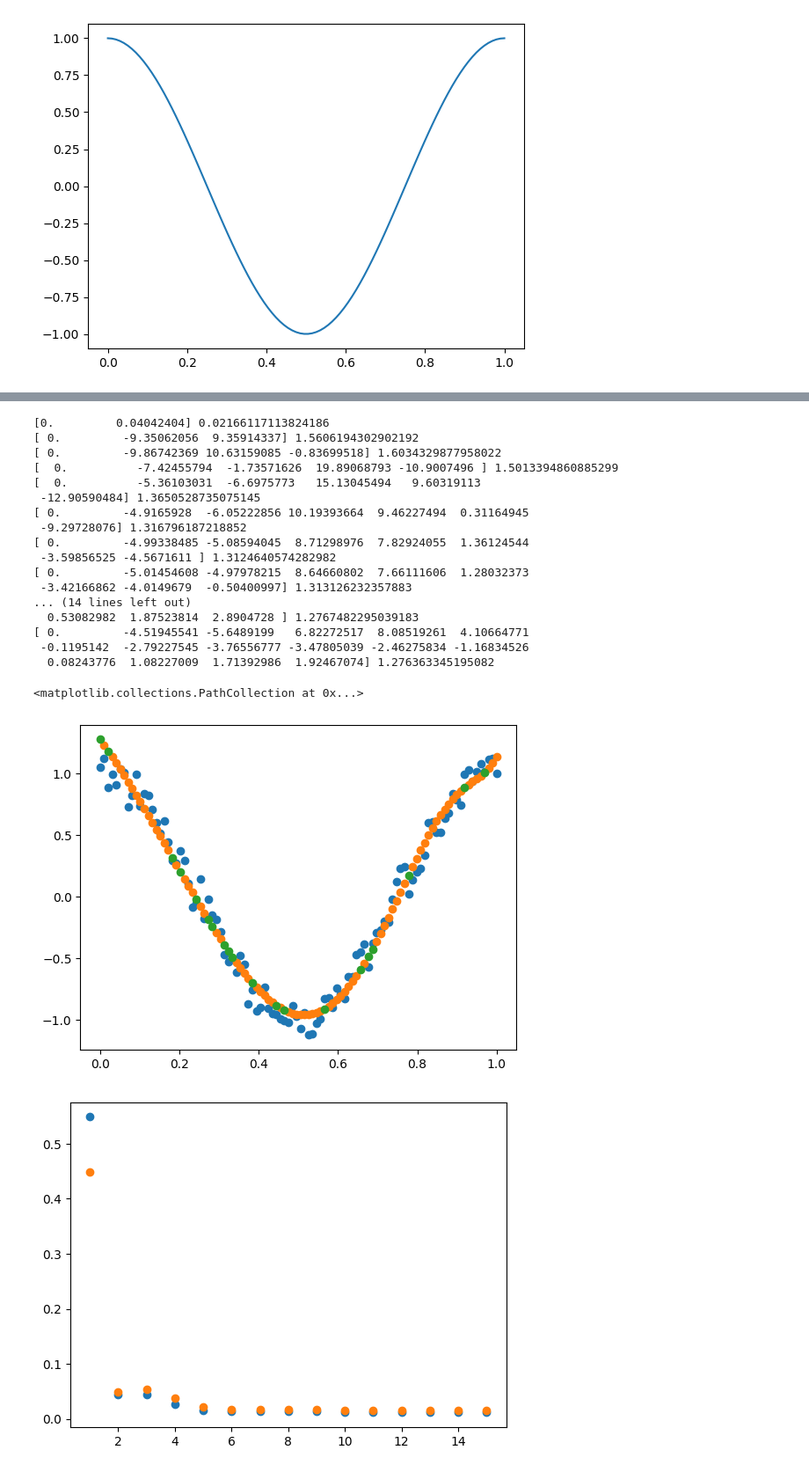
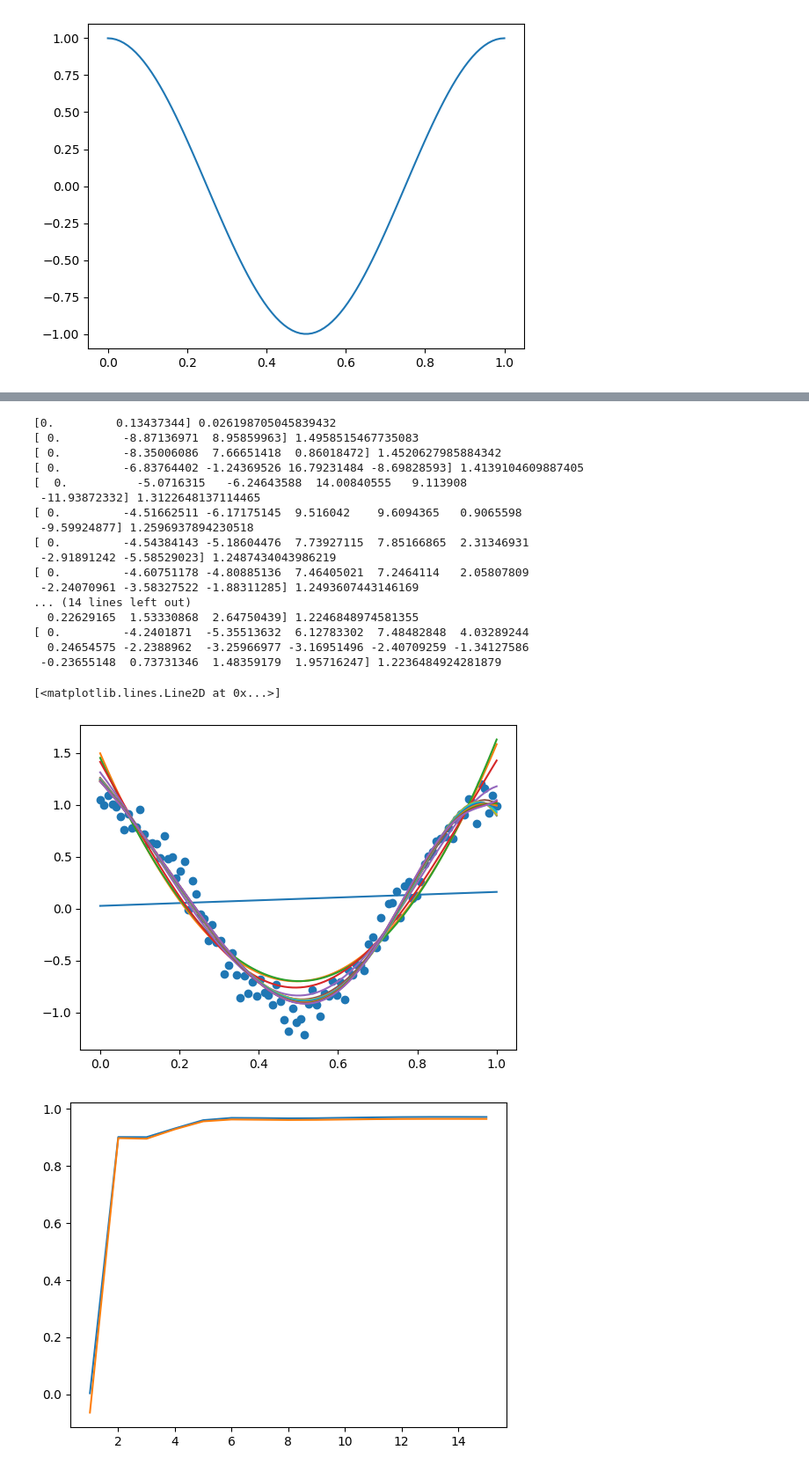
Before and after one commit to omiksave/MAE551, a Jupyter notebook: HW1.ipynb, the cells around one changed output, grey strips where cells are left out. Shown: that part at 88% size. Cells and saved outputs as stored; diff of their text form; code cells hidden in the pictures.

```diff
--- a/HW1.ipynb
+++ b/HW1.ipynb
@@ -30,20 +27,16 @@ plt.plot(x,z)
 plt.scatter(x,z)
 test_scores = []
 train_scores = []
-#coef[1][25] = [];
-x_train,x_test,z_train,z_test = train_test_split(x,z,test_size=0.2,shuffle=True)
+x_train,x_test,z_train,z_test = train_test_split(x,z,test_size=0.4,shuffle=True)
 for itr in range(15):
     mdl = PolynomialFeatures(degree=itr+1)
-    mdl.fit_transform(x_train.reshape(80,1))
+    mdl.fit_transform(x_train.reshape(len(x_train),1))
     modelx = make_pipeline(mdl,LinearRegression())
-    modelx.fit(x_train.reshape(80,1),z_train)
-    mdl_out1 = modelx.predict(x_train.reshape(80,1))
-    train_scores.append(mean_squared_error(z_train,mdl_out1))
+    modelx.fit(x_train.reshape(len(x_train),1),z_train)
+    train_scores.append(modelx.score(x_train.reshape(len(x_train),1),z_train.reshape(len(x_train),1)))
     print(modelx.steps[1][1].coef_,modelx.steps[1][1].intercept_)
-    mdl_out2 = modelx.predict(x_test.reshape(20,1))
-    test_scores.append(mean_squared_error(z_test,mdl_out2))
-plt.scatter(x_train,mdl_out1)
-plt.scatter(x_test,mdl_out2)
+    test_scores.append(modelx.score(x_test.reshape(len(x_test),1),z_test.reshape(len(x_test),1)))
+    plt.plot(x,modelx.predict(x.reshape(100,1)))
 plt.figure()
 plt.scatter(np.linspace(1,len(train_scores),len(train_scores)),train_scores)
 plt.scatter(np.linspace(1,len(test_scores),len(test_scores)),test_scores)
@@ -114,43 +104,40 @@ plt.scatter(np.linspace(1,len(test_scores),len(test_scores)),test_scores)
 # %%
 from sklearn.linear_model import Ridge
 plt.scatter(x,z)
 test_scores = []
 train_scores = []
-#coef[1][25] = [];
-x_train,x_test,z_train,z_test = train_test_split(x,z,test_size=0.2,shuffle=True)
+x_train,x_test,z_train,z_test = train_test_split(x,z,test_size=0.4,shuffle=True)
 for itr in range(15):
     mdl = PolynomialFeatures(degree=itr+1)
-    mdl.fit_transform(x_train.reshape(80,1))
-    modelx = make_pipeline(mdl,Ridge(alpha=0.001))
-    modelx.fit(x_train.reshape(80,1),z_train)
-    mdl_out1 = modelx.predict(x_train.reshape(80,1))
-    train_scores.append(mean_squared_error(z_train,mdl_out1))
+    mdl.fit_transform(x_train.reshape(len(x_train),1))
+    modelx = make_pipeline(mdl,Ridge(alpha=1/1000))
+    modelx.fit(x_train.reshape(len(x_train),1),z_train)
+    train_scores.append(modelx.score(x_train.reshape(len(x_train),1),z_train.reshape(len(x_train),1)))
     print(modelx.steps[1][1].coef_,modelx.steps[1][1].intercept_)
-    mdl_out2 = modelx.predict(x_test.reshape(20,1))
-    test_scores.append(mean_squared_error(z_test,mdl_out2))
-plt.scatter(x_train,mdl_out1)
-plt.scatter(x_test,mdl_out2)
+    mdl_out2 = modelx.predict(x_test.reshape(len(x_test),1))
+    test_scores.append(modelx.score(x_test.reshape(len(x_test),1),z_test.reshape(len(x_test),1)))
+    plt.plot(x,modelx.predict(x.reshape(100,1)))
 plt.figure()
-plt.scatter(np.linspace(1,len(train_scores),len(train_scores)),train_scores)
-plt.scatter(np.linspace(1,len(test_scores),len(test_scores)),test_scores)
+plt.plot(np.linspace(1,len(train_scores),len(train_scores)),train_scores)
+plt.plot(np.linspace(1,len(test_scores),len(test_scores)),test_scores)
 # %% [output]
-[0.         0.04042404] 0.02166117113824186
-[ 0.         -9.35062056  9.35914337] 1.5606194302902192
-[ 0.         -9.86742369 10.63159085 -0.83699518] 1.6034329877958022
-[  0.          -7.42455794  -1.73571626  19.89068793 -10.9007496 ] 1.5013394860885299
-[  0.          -5.36103031  -6.6975773   15.13045494   9.60319113
- -12.90590484] 1.3650528735075145
-[ 0.         -4.9165928  -6.05222856 10.19393664  9.46227494  0.31164945
- -9.29728076] 1.316796187218852
-[ 0.         -4.99338485 -5.08594045  8.71298976  7.82924055  1.36124544
- -3.59856525 -4.5671611 ] 1.3124640574282982
-[ 0.         -5.01454608 -4.97978215  8.64660802  7.66111606  1.28032373
- -3.42166862 -4.0149679  -0.50400997] 1.313126232357883
+[0.         0.13437344] 0.026198705045839432
+[ 0.         -8.87136971  8.95859963] 1.4958515467735083
+[ 0.         -8.35006086  7.66651418  0.86018472] 1.4520627985884342
+[ 0.         -6.83764402 -1.24369526 16.79231484 -8.69828593] 1.4139104609887405
+[  0.          -5.0716315   -6.24643588  14.00840555   9.113908
+ -11.93872332] 1.3122648137114465
+[ 0.         -4.51662511 -6.17175145  9.516042    9.6094365   0.9065598
+ -9.59924877] 1.2596937894230518
+[ 0.         -4.54384143 -5.18604476  7.73927115  7.85166865  2.31346931
+ -2.91891242 -5.58529023] 1.2487434043986219
+[ 0.         -4.60751178 -4.80885136  7.46405021  7.2464114   2.05807809
+ -2.24070961 -3.58327522 -1.88311285] 1.2493607443146169
 ... (14 lines left out)
-  0.53082982  1.87523814  2.8904728 ] 1.2767482295039183
-[ 0.         -4.51945541 -5.6489199   6.82272517  8.08519261  4.10664771
- -0.1195142  -2.79227545 -3.76556777 -3.47805039 -2.46275834 -1.16834526
-  0.08243776  1.08227009  1.71392986  1.92467074] 1.276363345195082
+  0.22629165  1.53330868  2.64750439] 1.2246848974581355
+[ 0.         -4.2401871  -5.35513632  6.12783302  7.48482848  4.03289244
+  0.24654575 -2.2388962  -3.25966977 -3.16951496 -2.40709259 -1.34127586
+ -0.23655148  0.73731346  1.48359179  1.95716247] 1.2236484924281879
-<matplotlib.collections.PathCollection at 0x...>
+[<matplotlib.lines.Line2D at 0x...>]
-[figure, old version]
+[figure, new version]
-[figure, old version]
+[figure, new version]
```
Also changed, not shown: parts of 5 cells of this notebook.
